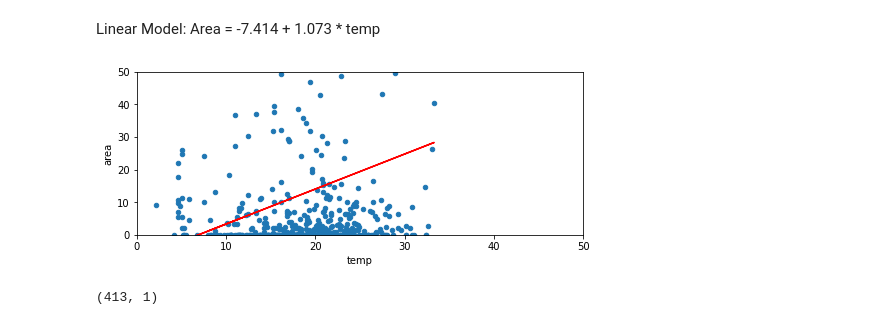
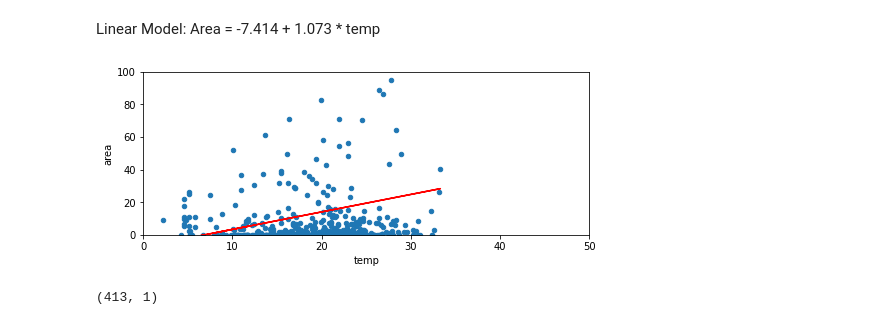
Before and after one commit to priyanka12177/AML, a Jupyter notebook: Project1.ipynb, the cells around one changed output. Saved outputs shown, nothing was run; the diff lists cells and outputs as text; code cells hidden in the pictures.

```diff
--- a/Project1.ipynb
+++ b/Project1.ipynb
@@ -16,5 +16,5 @@ import sklearn.linear_model as l
 #Read raw filefrom github into a dataframe
 #forest_data: Amounts of area burn in the forest because of different parameters like Temperature,humidity,wind and rain
 
-df = pd.read_csv('https://raw.githubusercontent.com/priyanka12177/AML/main/forestfires.csv')
+df = pd.read_csv('https://raw.githubusercontent.com/priyanka12177/AML/project1/forestfires.csv')
 # %%
@@ -46,14 +47,14 @@ t0, t1
 # %% [markdown]
 Linear Model: Area = -7.414 + 1.073 * temp
 # %%
-# plot the best fit linear model
+# scatter plot for the forest area burn with repect to temperatures
 df.plot(kind='scatter', x='temp', y='area', figsize=(8, 3))
 
-plt.axis([0, 50, 0, 50])
+plt.axis([0, 50, 0, 100])
 
 plt.plot(x, t0 + t1*x, "r")
 
 plt.show()
 # %% [output]
-[figure, old version]
+[figure, new version]
 # %%
```
Also changed, not shown: parts of 33 cells of this notebook.
